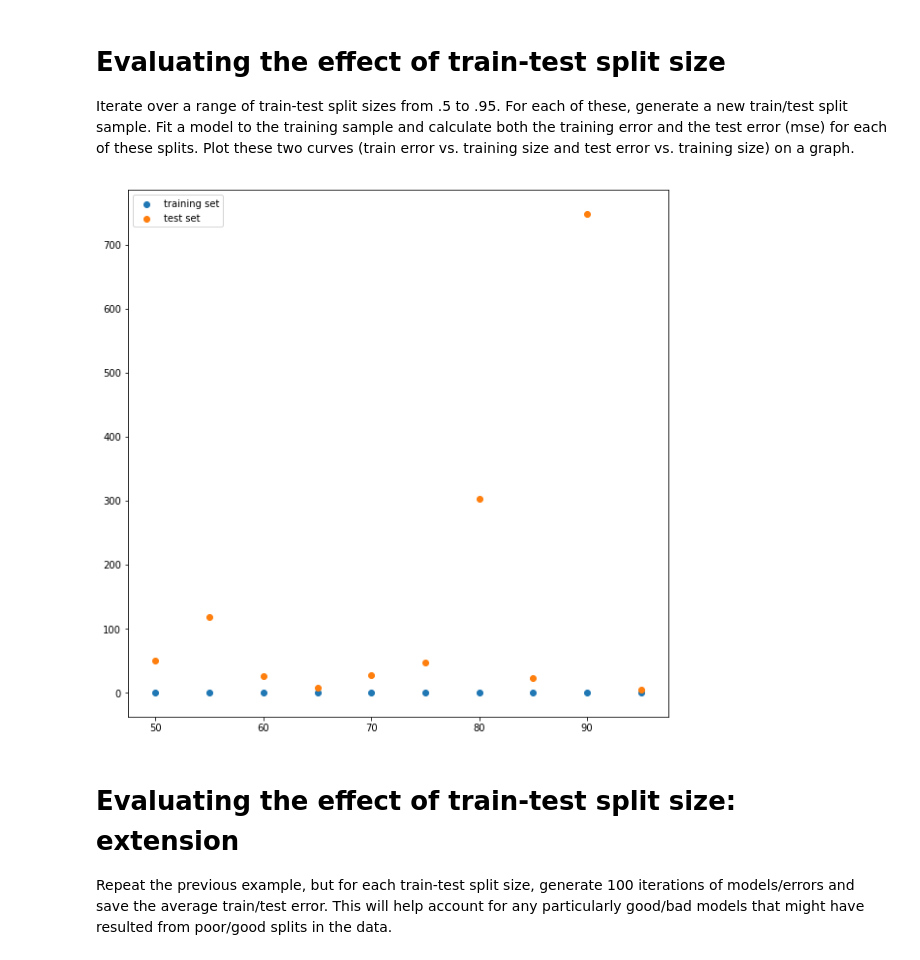
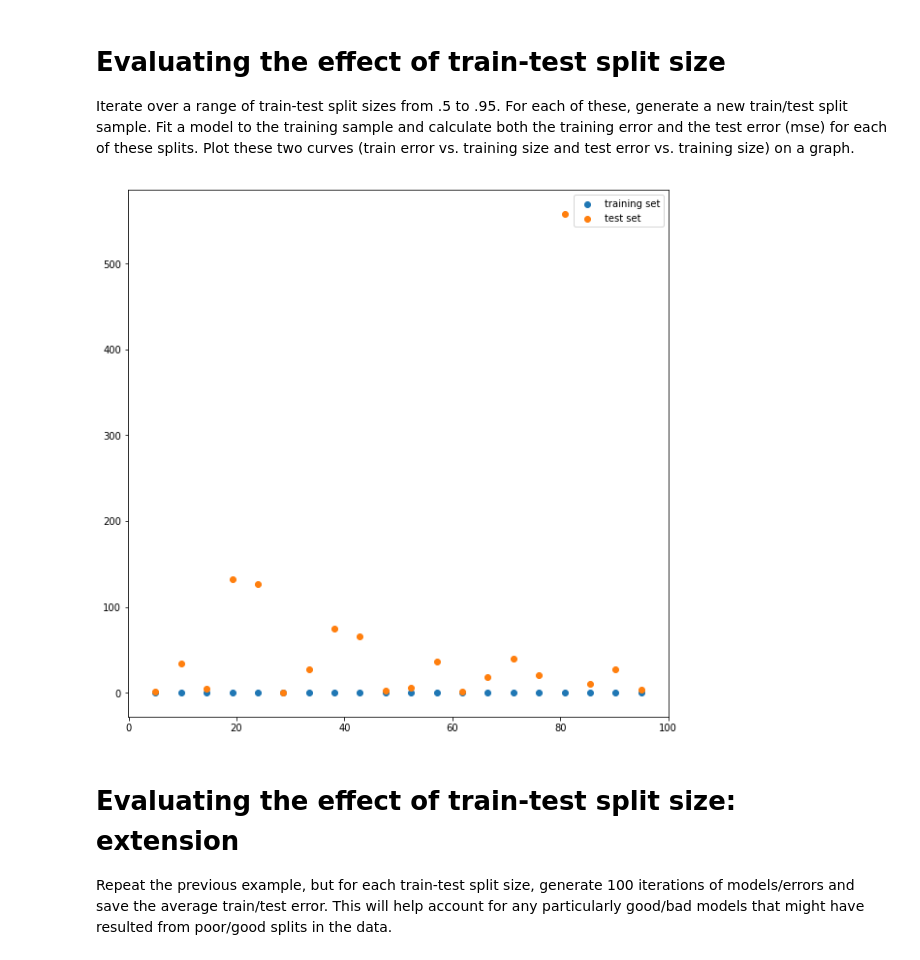
Before and after one commit to isobeldaley/dsc-regression-model-validation-lab-online-ds-ft-071519, a Jupyter notebook: index.ipynb, the cells around one changed output. Drawn from its saved outputs; the diff is of its cells as text; code cells hidden in the pictures.

```diff
--- a/index.ipynb
+++ b/index.ipynb
@@ -98,29 +98,29 @@ Iterate over a range of train-test split sizes from .5 to .95. For each of these
 # %%
 training_size = []
 mse_train = []
 mse_test = []
 
-for i in np.linspace(50, 95, 10):
+for i in np.linspace(5, 95, 20):
     X_train, X_test, y_train, y_test = train_test_split(X, y, test_size = i/100)
     linreg = LinearRegression()
     linreg.fit(X_train, y_train)
     y_hat_train = linreg.predict(X_train)
     y_hat_test = linreg.predict(X_test)
     residuals_train = y_train - y_hat_train
     residuals_test = y_test - y_hat_test
     mean_sq_error_train = (np.sum(residuals_train)**2)/len(y_train)
     mean_sq_error_test = (np.sum(residuals_test)**2)/len(y_test)
     training_size.append(i)
     mse_train.append(mean_sq_error_train)
     mse_test.append(mean_sq_error_test)
 
 plt.figure(figsize=(10,10))
 plt.scatter(training_size, mse_train, label='training set')
 plt.scatter(training_size, mse_test, label='test set')
 plt.legend()
 plt.show()
 # %% [output]
-[figure, old version]
+[figure, new version]
 # %% [markdown]
 # Evaluating the effect of train-test split size: extension
 
```
Also changed, not shown: parts of 2 cells of this notebook.
